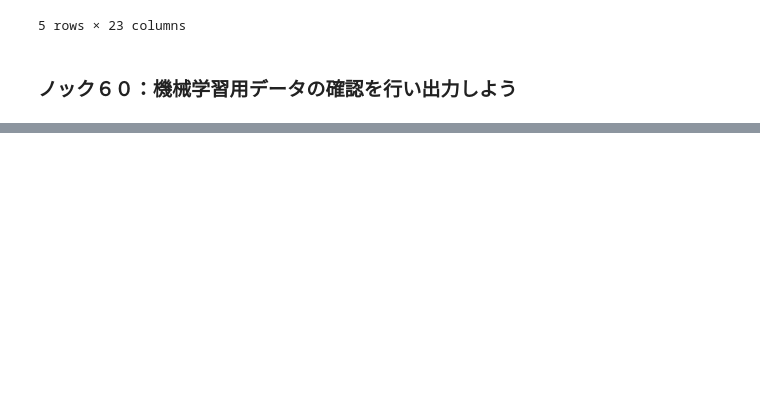
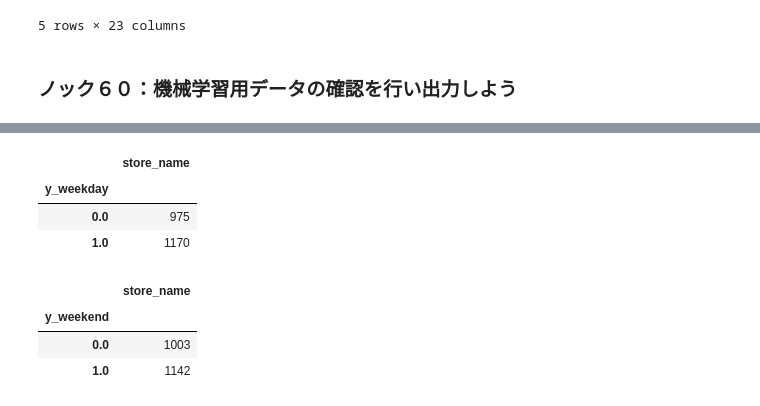
Before and after one commit to winuim/python-lm-system-100, a Jupyter notebook: chapter-6/chapter-6.ipynb, the cells around one changed output, grey strips where cells are left out. Saved outputs shown, nothing was run; the diff lists cells and outputs as text; code cells hidden in the pictures; blank space fills up the shorter version.

```diff
--- a/chapter-6/chapter-6.ipynb
+++ b/chapter-6/chapter-6.ipynb
@@ -367,0 +395,12 @@ ml_data.head()
+# %%
+display(ml_data.groupby("y_weekday").count()[["store_name"]])
+display(ml_data.groupby("y_weekend").count()[["store_name"]])
+# %% [output]
+|  | store_name |
+| y_weekday |  |
+| 0.0 | 975 |
+| 1.0 | 1170 |
+|  | store_name |
+| y_weekend |  |
+| 0.0 | 1003 |
+| 1.0 | 1142 |
```
Also changed, not shown: parts of 18 cells of this notebook.
